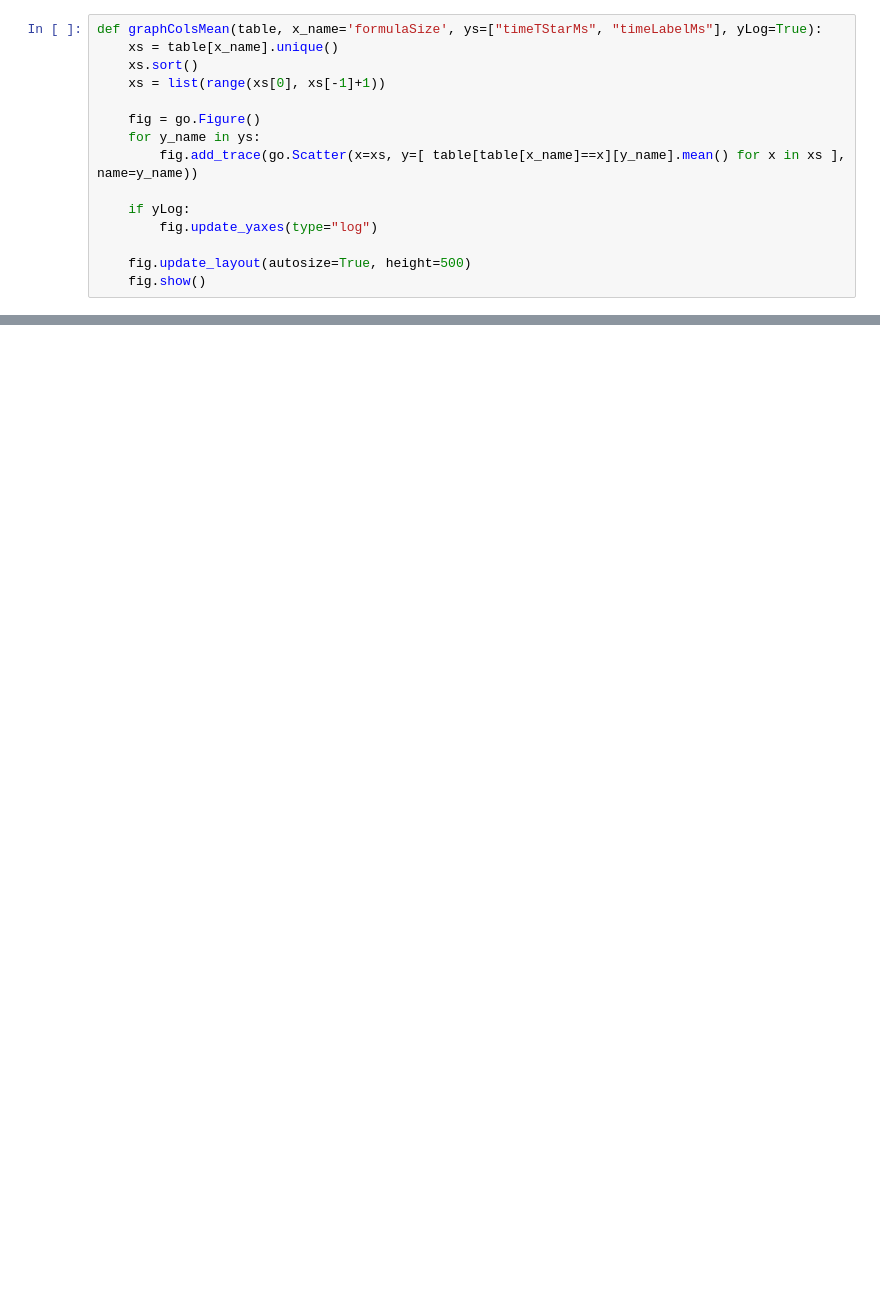
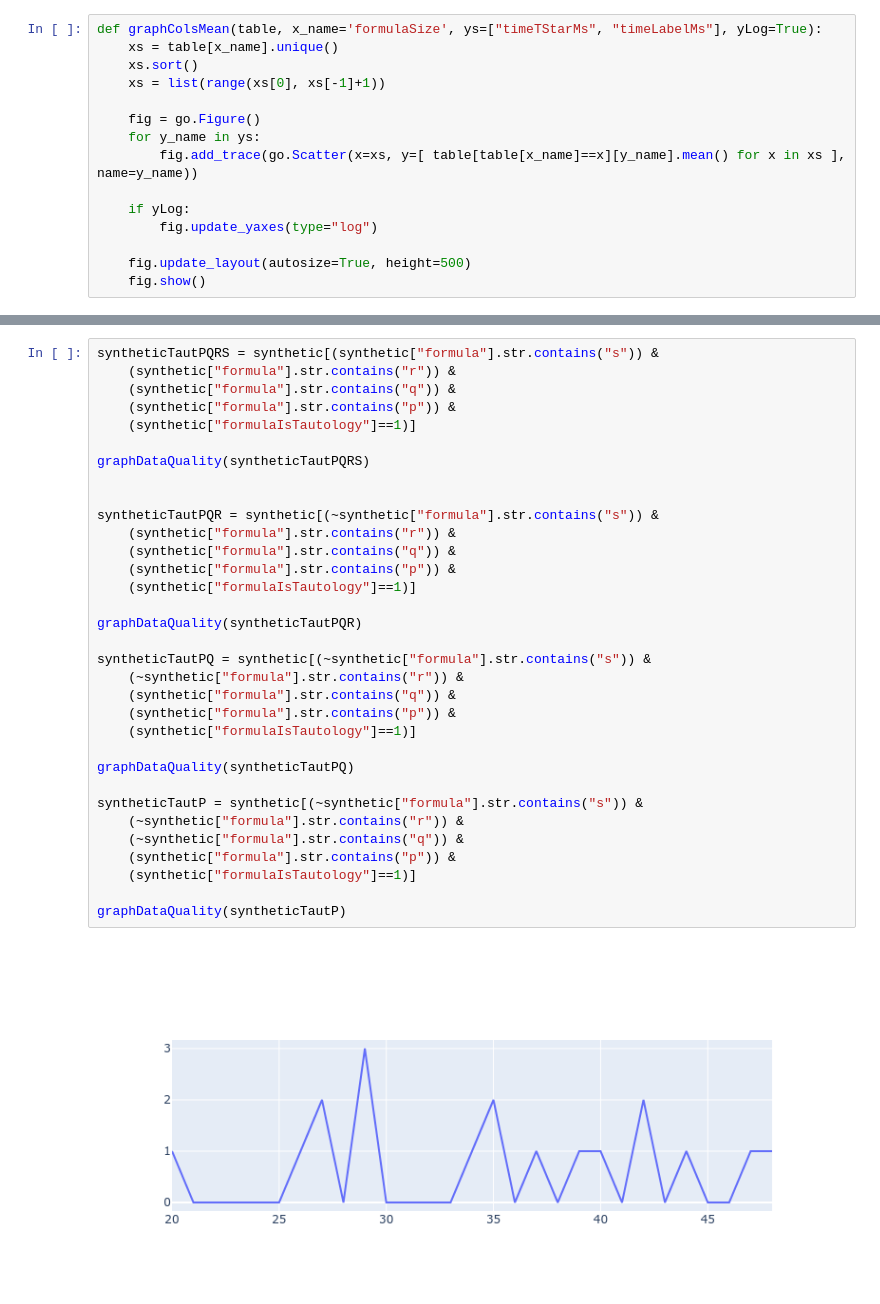
Before and after one commit to AdrianSiwiec/sci, a Jupyter notebook: notebook1.ipynb, the cells around one changed output, grey strips where cells are left out. Drawn from its saved outputs; the diff is of its cells as text; blank space fills up the shorter version.

```diff
--- a/notebook1.ipynb
+++ b/notebook1.ipynb
@@ -60,0 +82,35 @@ graphColsMean(out_neg)
+# %%
+syntheticTautPQRS = synthetic[(synthetic["formula"].str.contains("s")) &
+    (synthetic["formula"].str.contains("r")) &
+    (synthetic["formula"].str.contains("q")) &
+    (synthetic["formula"].str.contains("p")) &
+    (synthetic["formulaIsTautology"]==1)]
+
+graphDataQuality(syntheticTautPQRS)
+
+
+syntheticTautPQR = synthetic[(~synthetic["formula"].str.contains("s")) &
+    (synthetic["formula"].str.contains("r")) &
+    (synthetic["formula"].str.contains("q")) &
+    (synthetic["formula"].str.contains("p")) &
+    (synthetic["formulaIsTautology"]==1)]
+
+graphDataQuality(syntheticTautPQR)
+
+syntheticTautPQ = synthetic[(~synthetic["formula"].str.contains("s")) &
+    (~synthetic["formula"].str.contains("r")) &
+    (synthetic["formula"].str.contains("q")) &
+    (synthetic["formula"].str.contains("p")) &
+    (synthetic["formulaIsTautology"]==1)]
+
+graphDataQuality(syntheticTautPQ)
+
+syntheticTautP = synthetic[(~synthetic["formula"].str.contains("s")) &
+    (~synthetic["formula"].str.contains("r")) &
+    (~synthetic["formula"].str.contains("q")) &
+    (synthetic["formula"].str.contains("p")) &
+    (synthetic["formulaIsTautology"]==1)]
+
+graphDataQuality(syntheticTautP)
+# %% [output]
+[figure, added]
```
Also changed, not shown: parts of 9 cells of this notebook, 10 other files.
